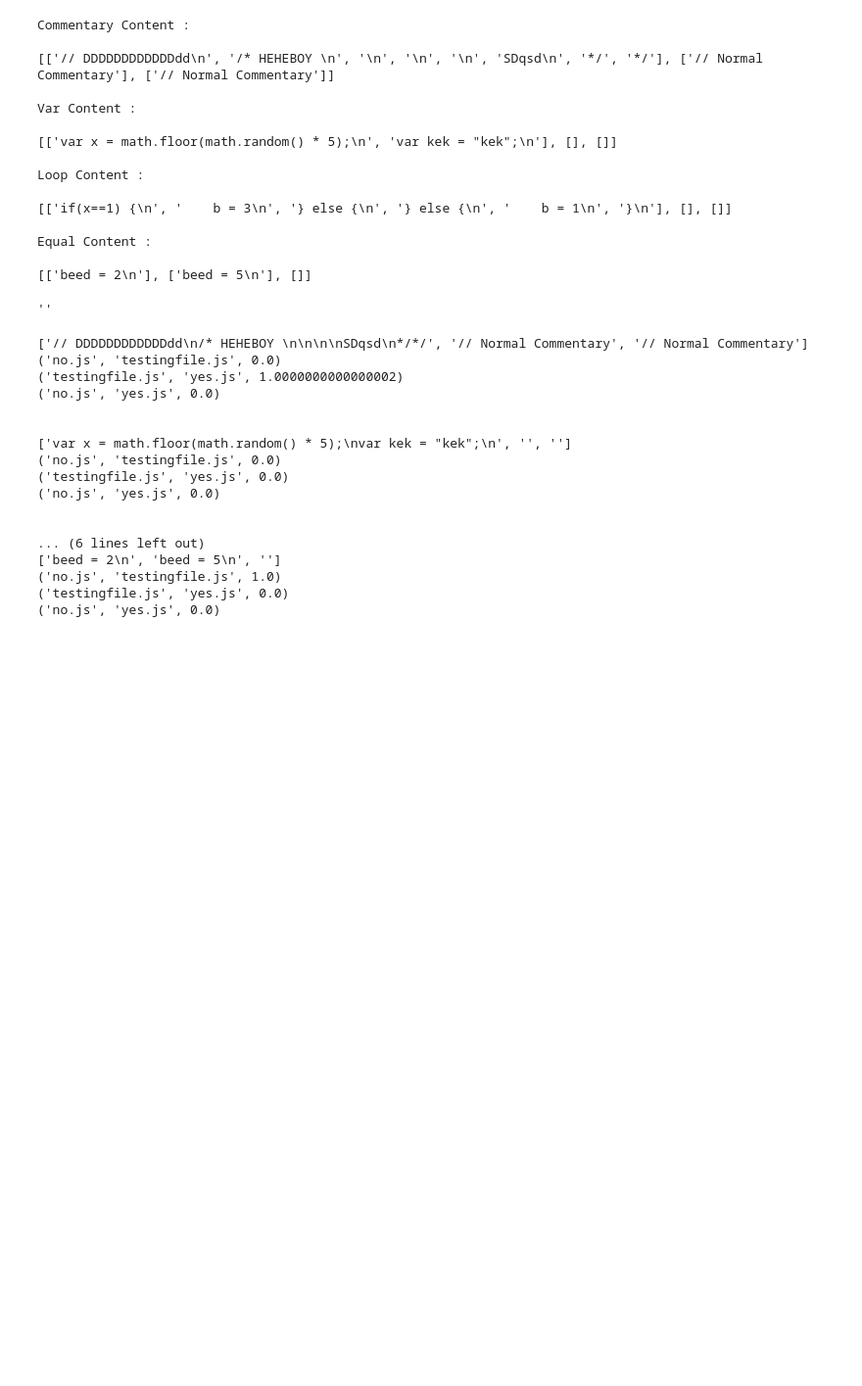
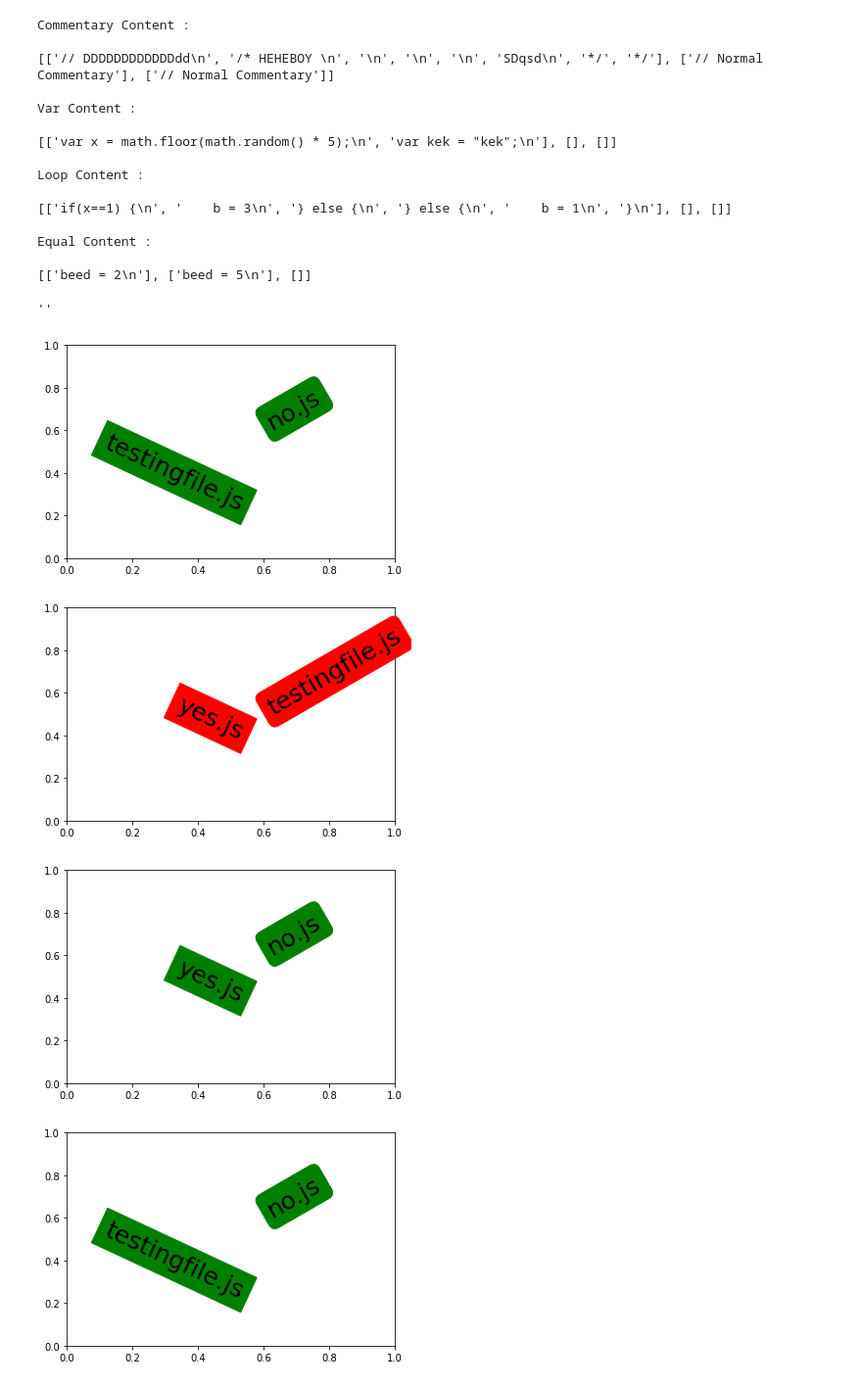
Before and after one commit to MrTanguy/CodeChecker, a Jupyter notebook: plagiarism_detection.ipynb, the cells around one changed output. Shown at 98% size. Drawn from its saved outputs; the diff is of its cells as text; code cells hidden in the pictures; blank space fills up the shorter version.

Commit message:
Added Graph and colors

```diff
--- a/plagiarism_detection.ipynb
+++ b/plagiarism_detection.ipynb
@@ -180,34 +180,48 @@ def check_plagiarism(TestFiles):
             results.add(score)
     return results
 # %%
+
+import matplotlib.pyplot as plt
+
 def ExecutePlagiarismChecker(ArrayToTest):
     for array_index in range(len(ArrayToTest)):
         temp_text = ""
         for item_index in range(len(ArrayToTest[array_index])):
             temp_text += ArrayToTest[array_index][item_index]
         ArrayToTest[array_index] = temp_text
-    print(ArrayToTest)
     return check_plagiarism(ArrayToTest)
 
 for Content in All_Content :
     for score in ExecutePlagiarismChecker(Content) :
-        print(score)
-    print("\n")
+
+        result = (','.join(map(str,(score)))).split(',')
+        color = 'none'
+
+        if(float(result[2])>0.6) :
+            color='red'
+            print(score)
+        else :
+            color='green'
+
+        plt.text(0.6, 0.7, result[0], size=25, rotation=30.,
+                ha="left", va="center",
+                bbox=dict(boxstyle="round",
+                        ec=(color),
+                        fc=(color),
+                        )
+                )
+
+        plt.text(0.55, 0.6, result[1], size=25, rotation=-25.,
+                ha="right", va="top",
+                bbox=dict(boxstyle="square",
+                        ec=(color),
+                        fc=(color),
+                        )
+                )
+
+        plt.show()
 # %% [output]
-['// DDDDDDDDDDDDdd\n/* HEHEBOY \n\n\n\nSDqsd\n*/*/', '// Normal Commentary', '// Normal Commentary']
-('no.js', 'testingfile.js', 0.0)
-('testingfile.js', 'yes.js', 1.0000000000000002)
-('no.js', 'yes.js', 0.0)
-
-
-['var x = math.floor(math.random() * 5);\nvar kek = "kek";\n', '', '']
-('no.js', 'testingfile.js', 0.0)
-('testingfile.js', 'yes.js', 0.0)
-('no.js', 'yes.js', 0.0)
-
-
-... (6 lines left out)
-['beed = 2\n', 'beed = 5\n', '']
-('no.js', 'testingfile.js', 1.0)
-('testingfile.js', 'yes.js', 0.0)
-('no.js', 'yes.js', 0.0)
+[figure, added]
+[figure, added]
+[figure, added]
+[figure, added]
```
Also changed, not shown: parts of 1 cell of this notebook.
